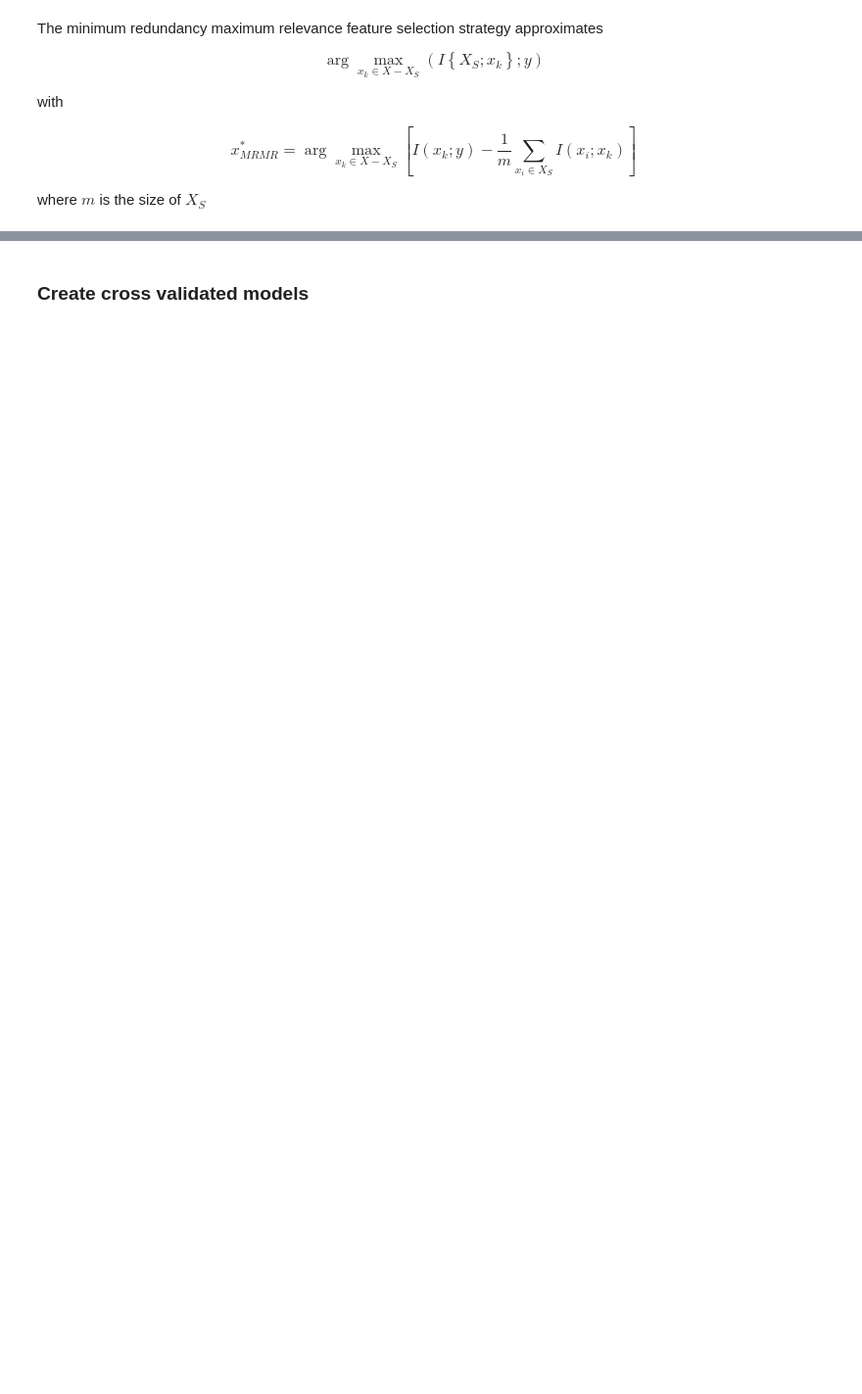
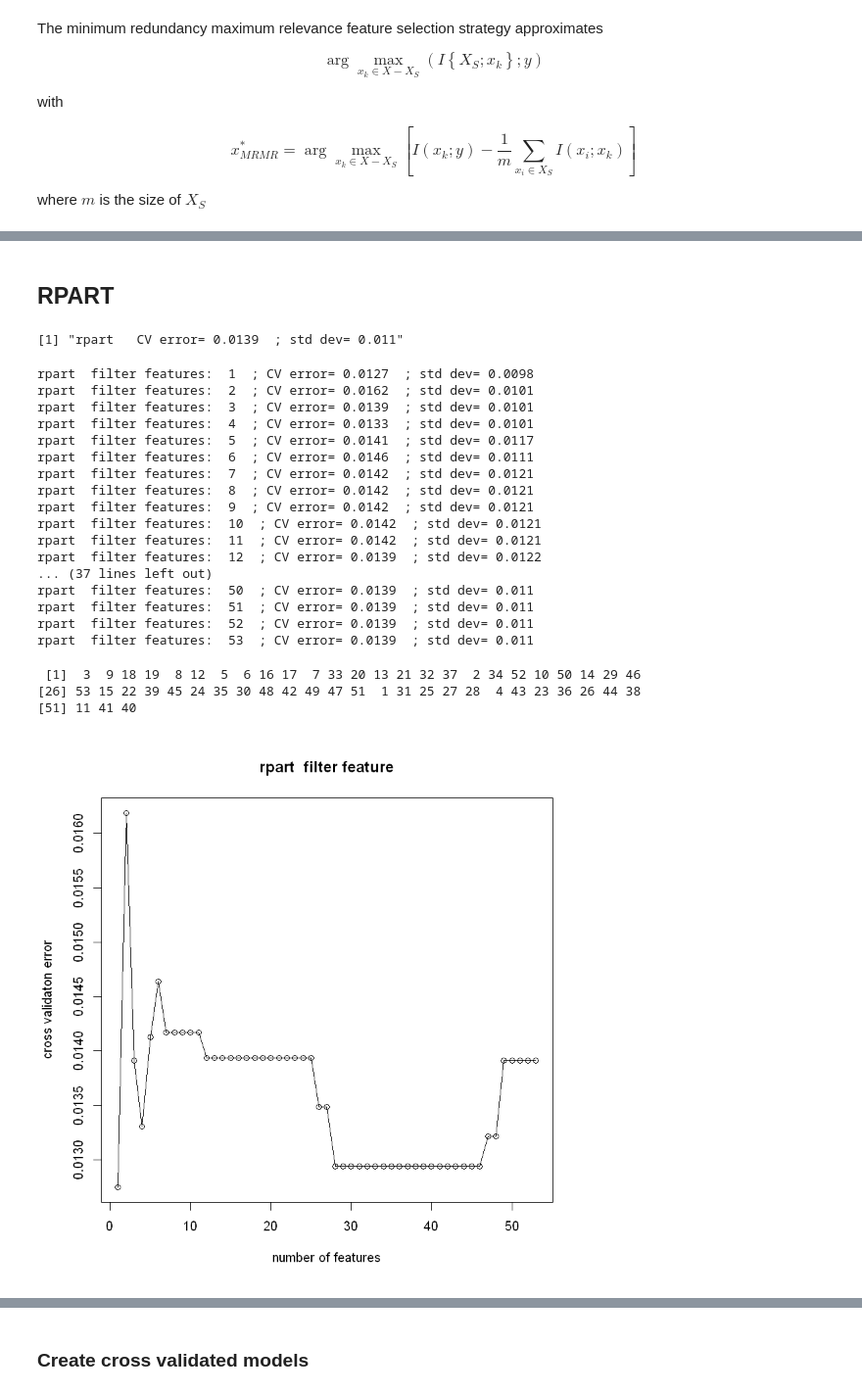
Before and after one commit to ciortanmadalina/BioinfoSem2, a Jupyter notebook: ml/homework.ipynb, the cells around one changed output, grey strips where cells are left out. Shown at 98% size. Drawn from its saved outputs; the diff is of its cells as text; code cells hidden in the pictures; blank space fills up the shorter version.

```diff
--- a/ml/homework.ipynb
+++ b/ml/homework.ipynb
@@ -331,9 +334,9 @@ rmse <- function (log_prediction, log_observation){
 # %%
 
-filterFeatures <- function(modelName, X, Y){
+outputCorrelation <- function(modelName, X, Y){
   n <- ncol(X)
   size.CV<-floor(N/10)
-
+  ranking <- numeric(n)
   CV.err<-matrix(0,nrow=n,ncol=10)
 
   for (i in 1:10) {
@@ -375,7 +378,7 @@ filterFeatures <- function(modelName, X, Y){
         Y.hat.ts <- predict(model,X.ts[,ranking[1:nb_features],drop=F])
       }
       if(modelName == 'nnet'){
-        DS <- scale(DS)
+        #DS <- scale(DS)
         model<- nnet(SalePrice~.,DS, size =3, linout = TRUE, maxit=150, decay=0.3)
         Y.hat.ts <- predict(model,X.ts[,ranking[1:nb_features],drop=F])
       }
@@ -383,17 +386,18 @@ filterFeatures <- function(modelName, X, Y){
         model<- lazy(SalePrice~.,DS)
         Y.hat.ts<- predict(model,X.ts[,ranking[1:nb_features],drop=F])$h
       }
+      if(modelName == 'ridge'){
+        model<- linearRidge(SalePrice~.,DS)
+        Y.hat.ts <- predict(model,X.ts[,ranking[1:nb_features],drop=F])
+      }
 
       CV.err[nb_features,i]<-rmse(Y.hat.ts,Y.ts)
     }
   }
 
   par(mfrow=c(1,1))
-  plot(1:nrow(CV.err),apply(CV.err,1,mean), type = "o", main = paste(modelName ,' selection'), xlab = "number of features", ylab = 'cross validaton error' )
+  plot(1:nrow(CV.err),apply(CV.err,1,mean), type = "o", main = paste(modelName ,' filter feature'), xlab = "number of features", ylab = 'cross validaton error' )
 
   writeLines(paste( modelName, " filter features: ",c(1:n)," ; CV error=",round(apply(CV.err,1,mean),digits=4), " ; std dev=",round(apply(CV.err,1,sd),digits=4)))
+  ranking
 }
-# %%
-X <- numeric.df
-# %%
-X <- data
@@ -883,0 +869,31 @@ forwardSelection('tree', X, Y)
+# %% [markdown]
+## RPART
+# %%
+X<- data[1:nrow(input),]
+runModel('rpart', X, Y)
+# %% [output]
+[1] "rpart   CV error= 0.0139  ; std dev= 0.011"
+# %%
+outputCorrelation('rpart', X, Y) # best 4  ; CV error= 0.0133  ; std dev= 0.0101
+# %% [output]
+rpart  filter features:  1  ; CV error= 0.0127  ; std dev= 0.0098
+rpart  filter features:  2  ; CV error= 0.0162  ; std dev= 0.0101
+rpart  filter features:  3  ; CV error= 0.0139  ; std dev= 0.0101
+rpart  filter features:  4  ; CV error= 0.0133  ; std dev= 0.0101
+rpart  filter features:  5  ; CV error= 0.0141  ; std dev= 0.0117
+rpart  filter features:  6  ; CV error= 0.0146  ; std dev= 0.0111
+rpart  filter features:  7  ; CV error= 0.0142  ; std dev= 0.0121
+rpart  filter features:  8  ; CV error= 0.0142  ; std dev= 0.0121
+rpart  filter features:  9  ; CV error= 0.0142  ; std dev= 0.0121
+rpart  filter features:  10  ; CV error= 0.0142  ; std dev= 0.0121
+rpart  filter features:  11  ; CV error= 0.0142  ; std dev= 0.0121
+rpart  filter features:  12  ; CV error= 0.0139  ; std dev= 0.0122
+... (37 lines left out)
+rpart  filter features:  50  ; CV error= 0.0139  ; std dev= 0.011
+rpart  filter features:  51  ; CV error= 0.0139  ; std dev= 0.011
+rpart  filter features:  52  ; CV error= 0.0139  ; std dev= 0.011
+rpart  filter features:  53  ; CV error= 0.0139  ; std dev= 0.011
+ [1]  3  9 18 19  8 12  5  6 16 17  7 33 20 13 21 32 37  2 34 52 10 50 14 29 46
+[26] 53 15 22 39 45 24 35 30 48 42 49 47 51  1 31 25 27 28  4 43 23 36 26 44 38
+[51] 11 41 40
+[figure, added]
```
Also changed, not shown: parts of 120 cells of this notebook.
